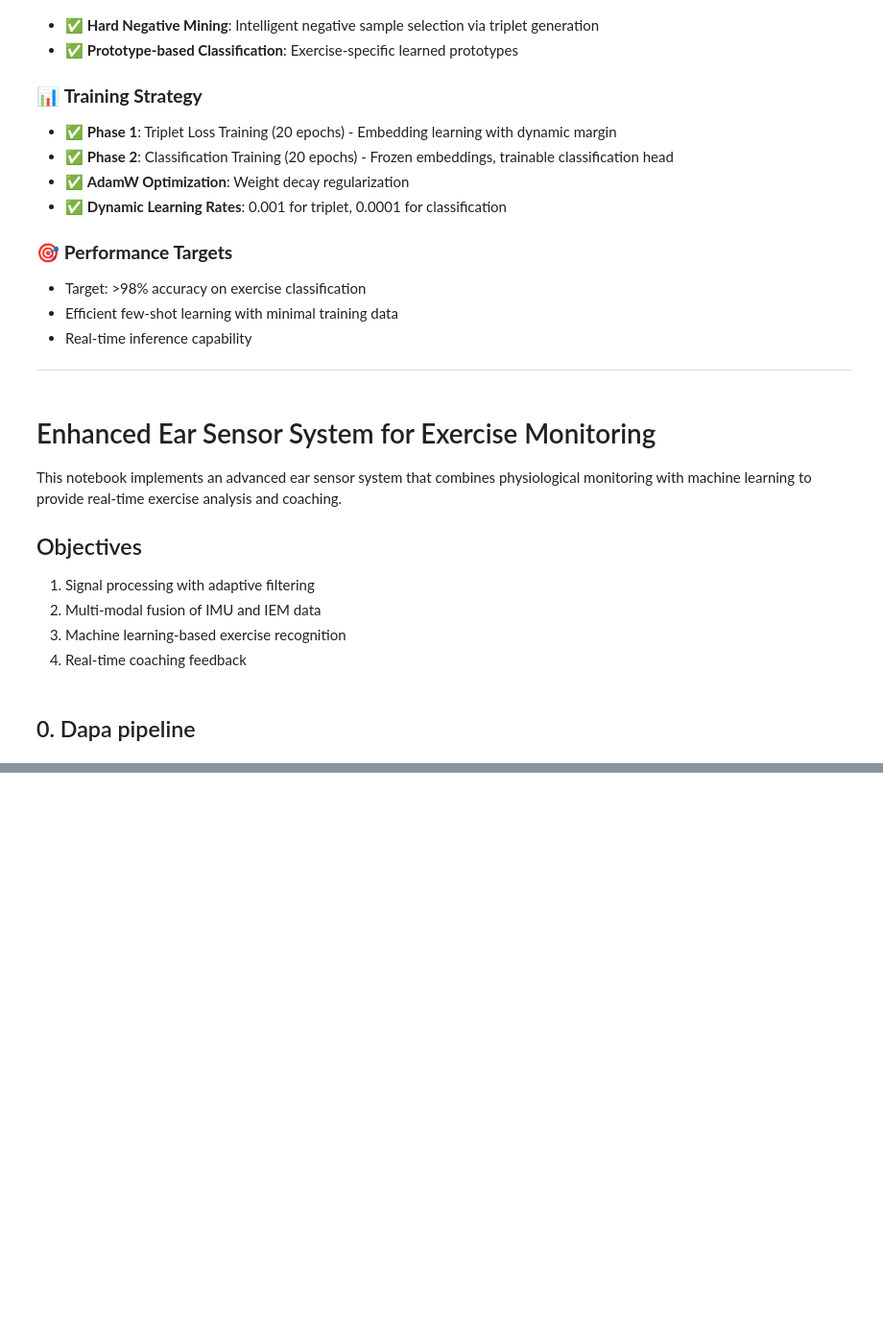
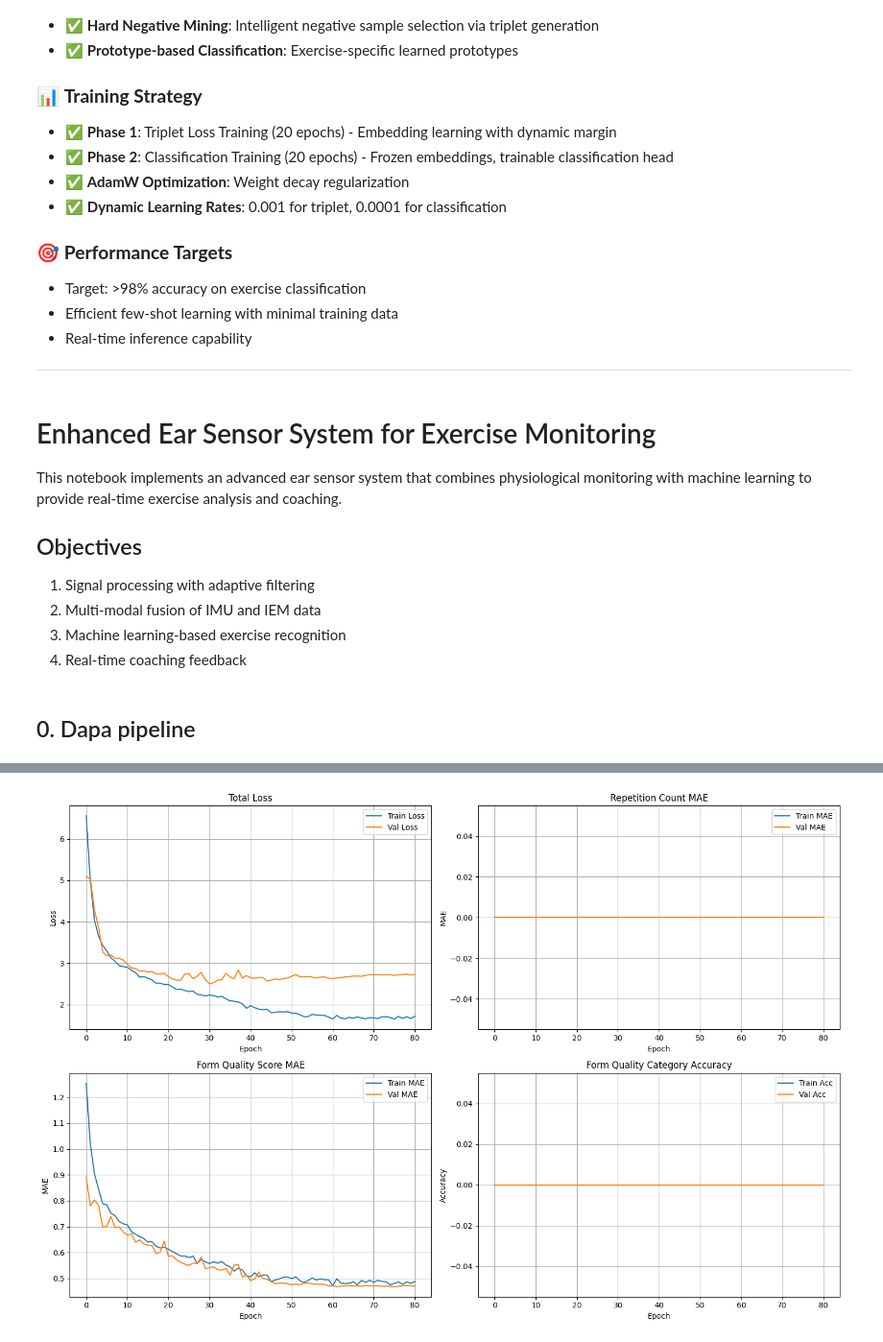
Before and after one commit to Phon-student/CERC, a Jupyter notebook: enhanced_ear_sensor_system/enhanced-ear-sensor-system.ipynb, the cells around one changed output, grey strips where cells are left out. Shown at 96% size. Cells and saved outputs as stored; diff of their text form; code cells hidden in the pictures; blank space fills up the shorter version.

```diff
--- a/enhanced_ear_sensor_system/enhanced-ear-sensor-system.ipynb
+++ b/enhanced_ear_sensor_system/enhanced-ear-sensor-system.ipynb
@@ -1425,6 +39,0 @@ plt.show()
-# %%
-#show exercise that has highest rep count
-unique, counts = np.unique(y_exercise, return_counts=True)
-exercise_counts = dict(zip(unique, counts))
-most_common_exercise = max(exercise_counts, key=exercise_counts.get)
-print(f"The exercise with the highest number of windows is '{exercise_names[most_common_exercise]}' with {exercise_counts[most_common_exercise]} windows.")
@@ -1545,0 +2473,83 @@ windowed_signal = raw_signal * raised_cosine_window(128, 0.25)
+# %%
+# =============================================================================
+# CELL 11: VISUALIZATION (OPTIONAL)
+# =============================================================================
+
+print("\n📈 GENERATING TRAINING PLOTS")
+print("-"*80)
+
+import matplotlib.pyplot as plt
+
+# Dynamically get metric keys
+available_metrics = list(history.history.keys())
+print("Available metrics:", available_metrics)
+
+def get_metric(history_dict, key_base):
+    """Helper to safely fetch metric from history with fallback"""
+    if key_base in history_dict:
+        return history_dict[key_base]
+    # fallback: try with suffix _0, _1, etc.
+    for i in range(3):
+        key_try = f"{key_base}_{i}"
+        if key_try in history_dict:
+            return history_dict[key_try]
+    # fallback to zeros if not found
+    print(f"⚠️ Metric '{key_base}' not found. Using zeros instead.")
+    return [0]*len(history_dict.get('loss', []))
+
+# Create subplots
+fig, axes = plt.subplots(2, 2, figsize=(15, 10))
+
+# 1️⃣ Total Loss
+axes[0, 0].plot(history.history.get('loss', []), label='Train Loss')
+axes[0, 0].plot(history.history.get('val_loss', []), label='Val Loss')
+axes[0, 0].set_title('Total Loss')
+axes[0, 0].set_xlabel('Epoch')
+axes[0, 0].set_ylabel('Loss')
+axes[0, 0].legend()
+axes[0, 0].grid(True)
+
+# 2️⃣ Repetition Count MAE
+train_rep_mae = get_metric(history.history, 'repetition_count_mae')
+val_rep_mae   = get_metric(history.history, 'val_repetition_count_mae')
+axes[0, 1].plot(train_rep_mae, label='Train MAE')
+axes[0, 1].plot(val_rep_mae, label='Val MAE')
+axes[0, 1].set_title('Repetition Count MAE')
+axes[0, 1].set_xlabel('Epoch')
+axes[0, 1].set_ylabel('MAE')
+axes[0, 1].legend()
+axes[0, 1].grid(True)
+
+# 3️⃣ Form Quality Score MAE
+train_score_mae = get_metric(history.history, 'form_quality_score_mae')
+val_score_mae   = get_metric(history.history, 'val_form_quality_score_mae')
+axes[1, 0].plot(train_score_mae, label='Train MAE')
+axes[1, 0].plot(val_score_mae, label='Val MAE')
+axes[1, 0].set_title('Form Quality Score MAE')
+axes[1, 0].set_xlabel('Epoch')
+axes[1, 0].set_ylabel('MAE')
+axes[1, 0].legend()
+axes[1, 0].grid(True)
+
+# 4️⃣ Form Quality Category Accuracy
+train_cat_acc = get_metric(history.history, 'form_quality_category_accuracy')
+val_cat_acc   = get_metric(history.history, 'val_form_quality_category_accuracy')
+axes[1, 1].plot(train_cat_acc, label='Train Acc')
+axes[1, 1].plot(val_cat_acc, label='Val Acc')
+axes[1, 1].set_title('Form Quality Category Accuracy')
+axes[1, 1].set_xlabel('Epoch')
+axes[1, 1].set_ylabel('Accuracy')
+axes[1, 1].legend()
+axes[1, 1].grid(True)
+
+plt.tight_layout()
+
+# Save figure with timestamp if exists
+try:
+    plt.savefig(f'training_curves_{timestamp}.png', dpi=150, bbox_inches='tight')
+    print(f"✅ Training curves saved: training_curves_{timestamp}.png")
+except NameError:
+    print("⚠️ Timestamp not defined; skipping save.")
+
+plt.show()
+# %% [output]
@@ -1545,0 +2562 @@ windowed_signal = raw_signal * raised_cosine_window(128, 0.25)
+[figure, added]
```
Also changed, not shown: parts of 33 cells of this notebook, 5 other files.
